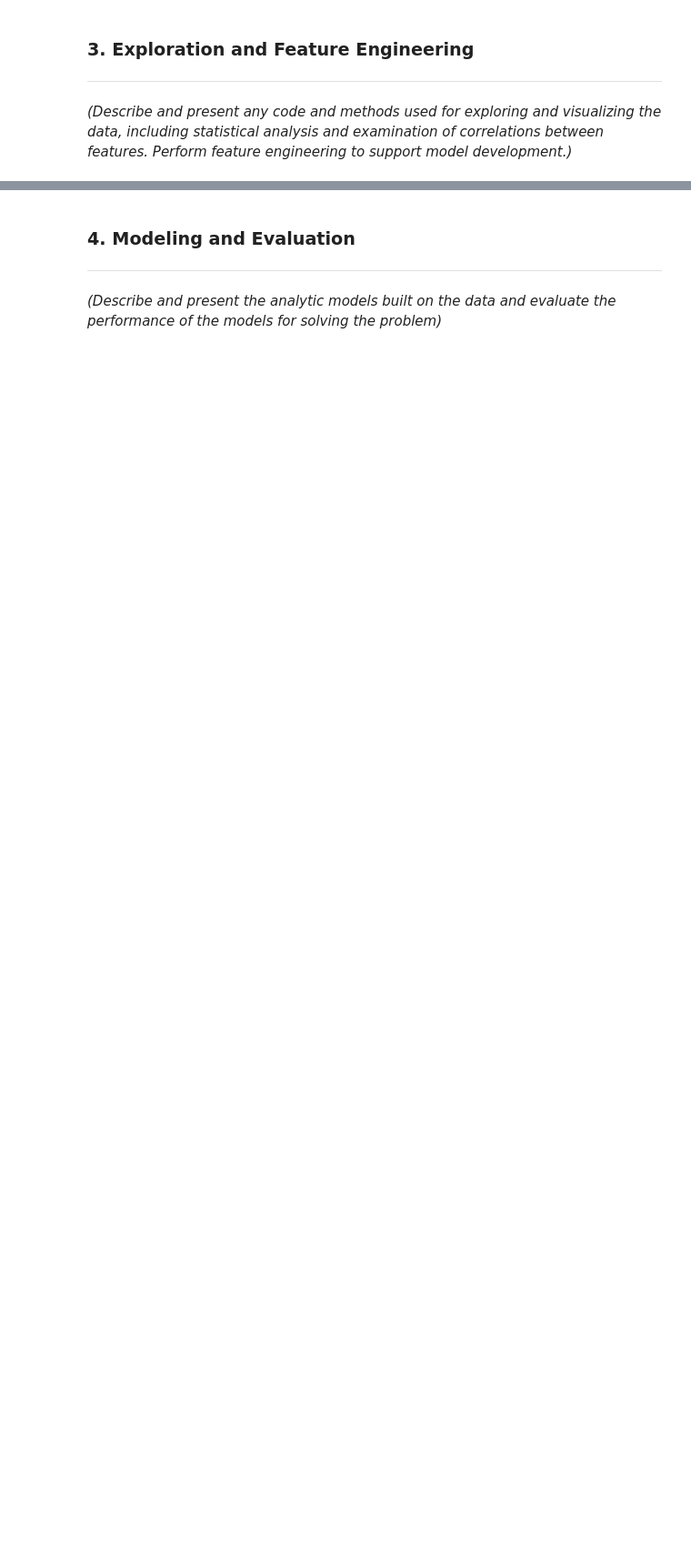
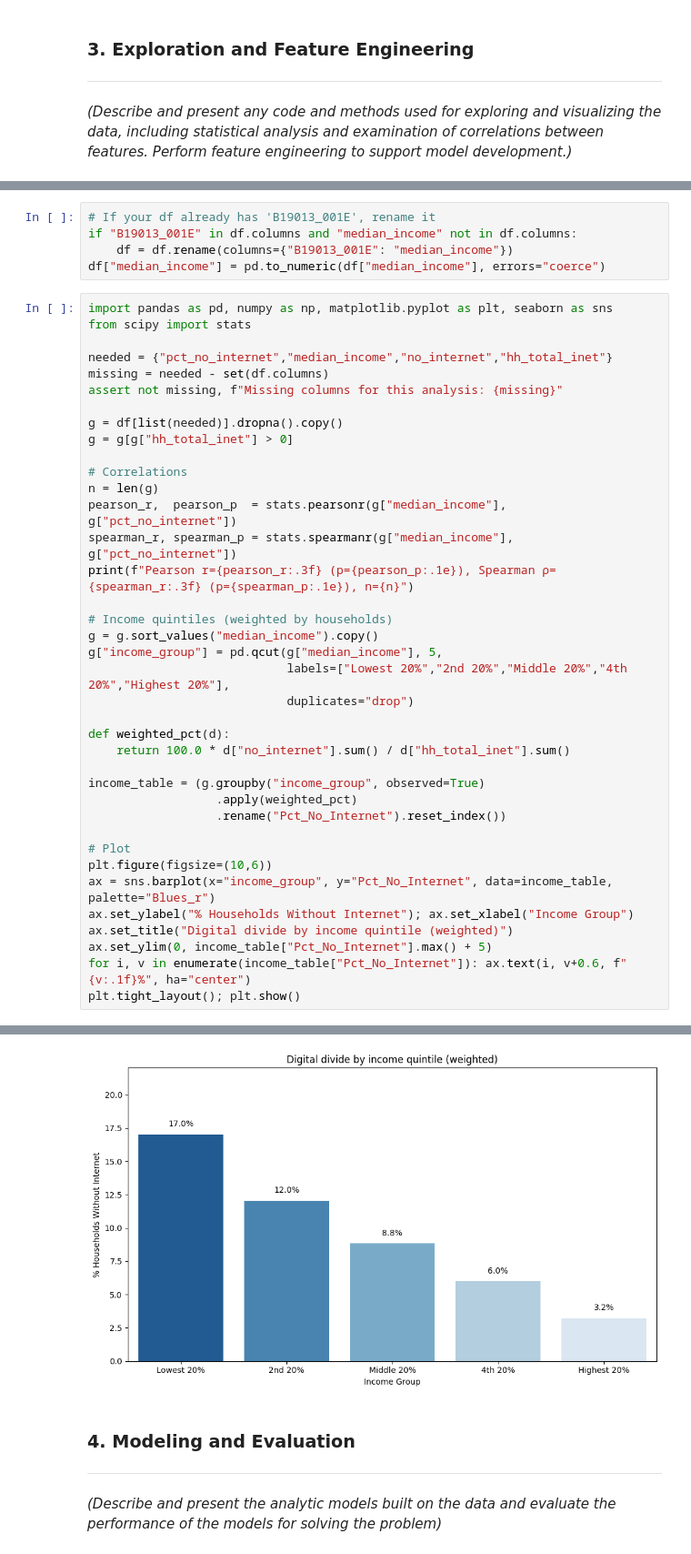
Before and after one commit to Sai23d/CS345_FinalProject, a Jupyter notebook: DSCI521_Final_Project_Report.ipynb, the cells around one changed output, grey strips where cells are left out. Shown at 91% size. Drawn from its saved outputs; the diff is of its cells as text; blank space fills up the shorter version.

```diff
--- a/DSCI521_Final_Project_Report.ipynb
+++ b/DSCI521_Final_Project_Report.ipynb
@@ -283,0 +376,44 @@ KeyError: "You're missing {'hh_total_inet'}. Go back to the data-pull cell and i
+# %%
+# If your df already has 'B19013_001E', rename it
+if "B19013_001E" in df.columns and "median_income" not in df.columns:
+    df = df.rename(columns={"B19013_001E": "median_income"})
+df["median_income"] = pd.to_numeric(df["median_income"], errors="coerce")
+# %%
+import pandas as pd, numpy as np, matplotlib.pyplot as plt, seaborn as sns
+from scipy import stats
+
+needed = {"pct_no_internet","median_income","no_internet","hh_total_inet"}
+missing = needed - set(df.columns)
+assert not missing, f"Missing columns for this analysis: {missing}"
+
+g = df[list(needed)].dropna().copy()
+g = g[g["hh_total_inet"] > 0]
+
+# Correlations
+n = len(g)
+pearson_r,  pearson_p  = stats.pearsonr(g["median_income"], g["pct_no_internet"])
+spearman_r, spearman_p = stats.spearmanr(g["median_income"], g["pct_no_internet"])
+print(f"Pearson r={pearson_r:.3f} (p={pearson_p:.1e}), Spearman ρ={spearman_r:.3f} (p={spearman_p:.1e}), n={n}")
+
+# Income quintiles (weighted by households)
+g = g.sort_values("median_income").copy()
+g["income_group"] = pd.qcut(g["median_income"], 5,
+                            labels=["Lowest 20%","2nd 20%","Middle 20%","4th 20%","Highest 20%"],
+                            duplicates="drop")
+
+def weighted_pct(d):
+    return 100.0 * d["no_internet"].sum() / d["hh_total_inet"].sum()
+
+income_table = (g.groupby("income_group", observed=True)
+                  .apply(weighted_pct)
+                  .rename("Pct_No_Internet").reset_index())
+
+# Plot
+plt.figure(figsize=(10,6))
+ax = sns.barplot(x="income_group", y="Pct_No_Internet", data=income_table, palette="Blues_r")
+ax.set_ylabel("% Households Without Internet"); ax.set_xlabel("Income Group")
+ax.set_title("Digital divide by income quintile (weighted)")
+ax.set_ylim(0, income_table["Pct_No_Internet"].max() + 5)
+for i, v in enumerate(income_table["Pct_No_Internet"]): ax.text(i, v+0.6, f"{v:.1f}%", ha="center")
+plt.tight_layout(); plt.show()
+# %% [output]
@@ -284,3 +424,4 @@ KeyError: "You're missing {'hh_total_inet'}. Go back to the data-pull cell and i
+[figure, added]
 # %% [markdown]
 ### 4. Modeling and Evaluation
 ---
```
Also changed, not shown: parts of 8 cells of this notebook.
